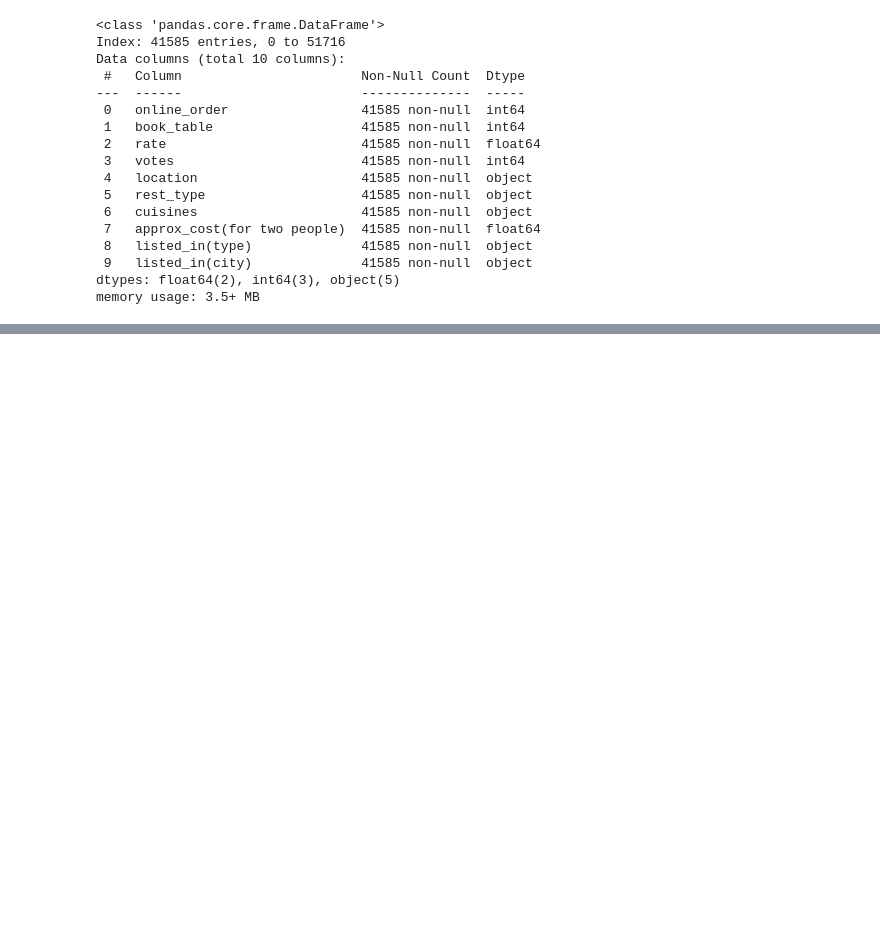
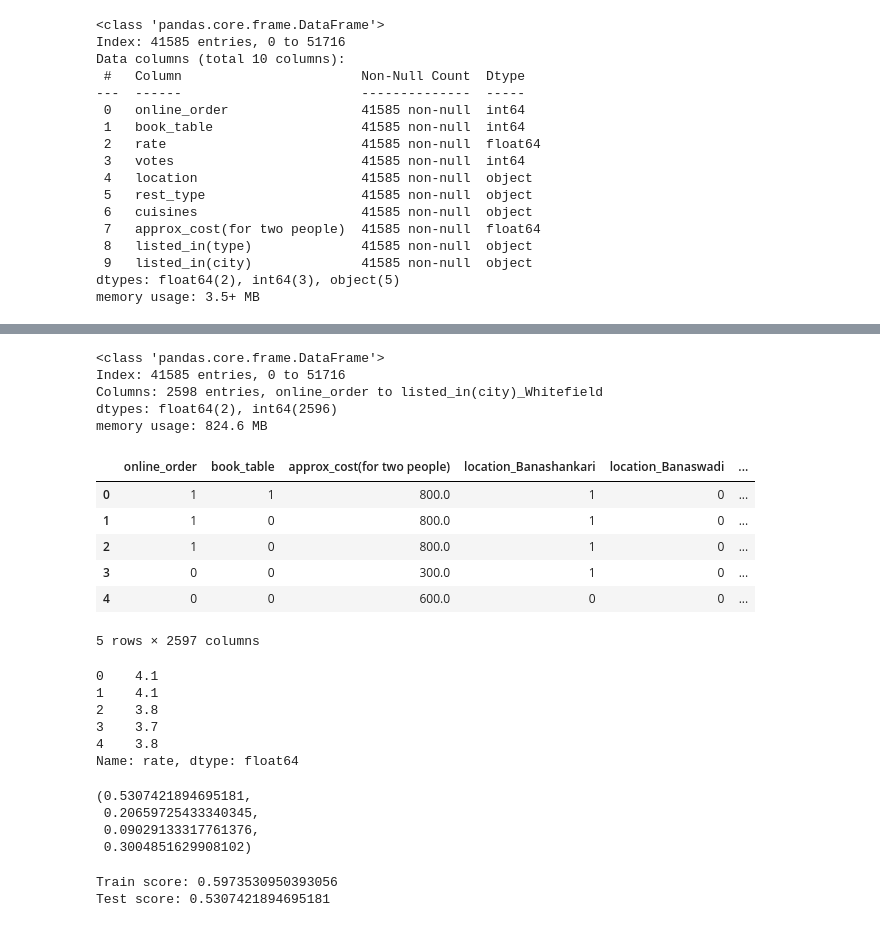
Before and after one commit to Manoranjan16/zomato, a Jupyter notebook: Untitled.ipynb, the cells around one changed output, grey strips where cells are left out. Drawn from its saved outputs; the diff is of its cells as text; code cells hidden in the pictures; blank space fills up the shorter version.

```diff
--- a/Untitled.ipynb
+++ b/Untitled.ipynb
@@ -467,0 +479,30 @@ df_copy.shape
+# %%
+df_copy.info()
+# %% [output]
+<class 'pandas.core.frame.DataFrame'>
+Index: 41585 entries, 0 to 51716
+Columns: 2598 entries, online_order to listed_in(city)_Whitefield
+dtypes: float64(2), int64(2596)
+memory usage: 824.6 MB
+# %%
+X = df_copy.drop('rate', axis=1)
+y = df_copy['rate']
+# %%
+X.head()
+# %% [output]
+|  | online_order | book_table | approx_cost(for two people) | location_Banashankari | location_Banaswadi | ... |
+| 0 | 1 | 1 | 800.0 | 1 | 0 | ... |
+| 1 | 1 | 0 | 800.0 | 1 | 0 | ... |
+| 2 | 1 | 0 | 800.0 | 1 | 0 | ... |
+| 3 | 0 | 0 | 300.0 | 1 | 0 | ... |
+| 4 | 0 | 0 | 600.0 | 0 | 0 | ... |
+5 rows × 2597 columns
+# %%
+y.head()
+# %% [output]
+0    4.1
+1    4.1
+2    3.8
+3    3.7
+4    3.8
+Name: rate, dtype: float64
@@ -467,0 +521,20 @@ df_copy.shape
+# %%
+from sklearn.metrics import r2_score, mean_absolute_error, mean_squared_error, root_mean_squared_error
+
+r2_lr = r2_score(y_test, y_pred_lr)
+mae_lr = mean_absolute_error(y_test, y_pred_lr)
+mse_lr = mean_squared_error(y_test, y_pred_lr)
+rmse_lr = root_mean_squared_error(y_test, y_pred_lr)
+
+r2_lr, mae_lr, mse_lr, rmse_lr
+# %% [output]
+(0.5307421894695181,
+ 0.20659725433340345,
+ 0.09029133317761376,
+ 0.3004851629908102)
+# %%
+print(f"Train score: {lr_model.score(X_train, y_train)}")
+print(f"Test score: {lr_model.score(X_test, y_test)}")
+# %% [output]
+Train score: 0.5973530950393056
+Test score: 0.5307421894695181
```
Also changed, not shown: parts of 31 cells of this notebook.
